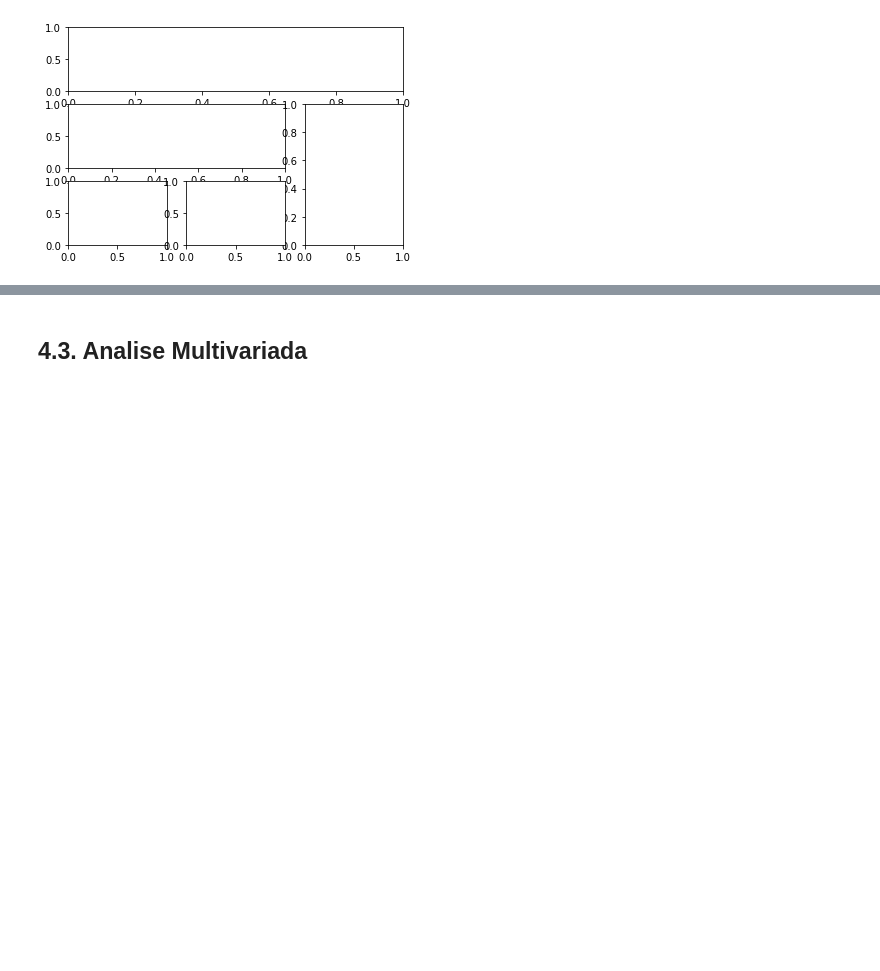
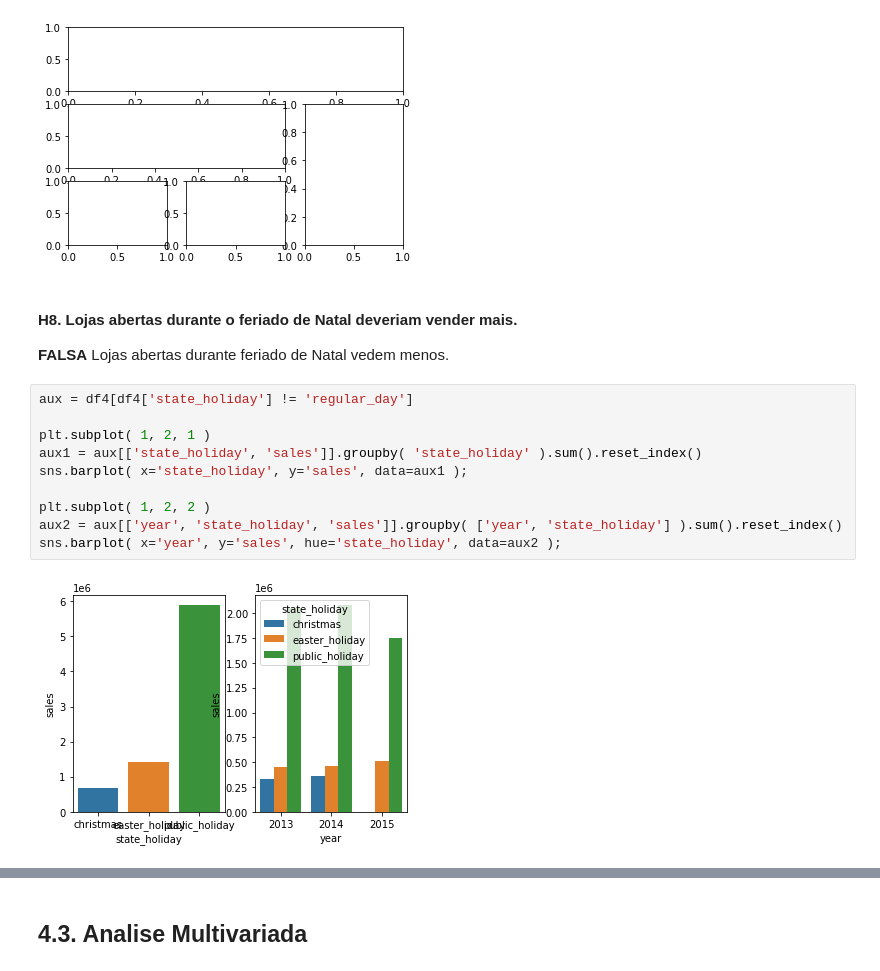
Before and after one commit to TiagoSolon/DS-Rossmann-Store-Sales, a Jupyter notebook: m04_v01_store_sales_prediction.ipynb, the cells around one changed output, grey strips where cells are left out. Cells and saved outputs as stored; diff of their text form; blank space fills up the shorter version.

Commit message:
Update m04_v01_store_sales_prediction.ipynb
comit final analise bivariada.

```diff
--- a/m04_v01_store_sales_prediction.ipynb
+++ b/m04_v01_store_sales_prediction.ipynb
@@ -600,3 +600,18 @@ ax4 = plt.subplot(gs[-1, 0])
 ax5 = plt.subplot(gs[-1, -2])
 # %% [output]
 [figure]
+# %% [markdown]
+####  **H8.** Lojas abertas durante o feriado de Natal deveriam vender mais.
+**FALSA** Lojas abertas durante feriado de Natal vedem menos.
+# %%
+aux = df4[df4['state_holiday'] != 'regular_day']
+
+plt.subplot( 1, 2, 1 )
+aux1 = aux[['state_holiday', 'sales']].groupby( 'state_holiday' ).sum().reset_index()
+sns.barplot( x='state_holiday', y='sales', data=aux1 );
+
+plt.subplot( 1, 2, 2 )
+aux2 = aux[['year', 'state_holiday', 'sales']].groupby( ['year', 'state_holiday'] ).sum().reset_index()
+sns.barplot( x='year', y='sales', hue='state_holiday', data=aux2 );
+# %% [output]
+[figure, added]
```
Also changed, not shown: parts of 12 cells of this notebook.
